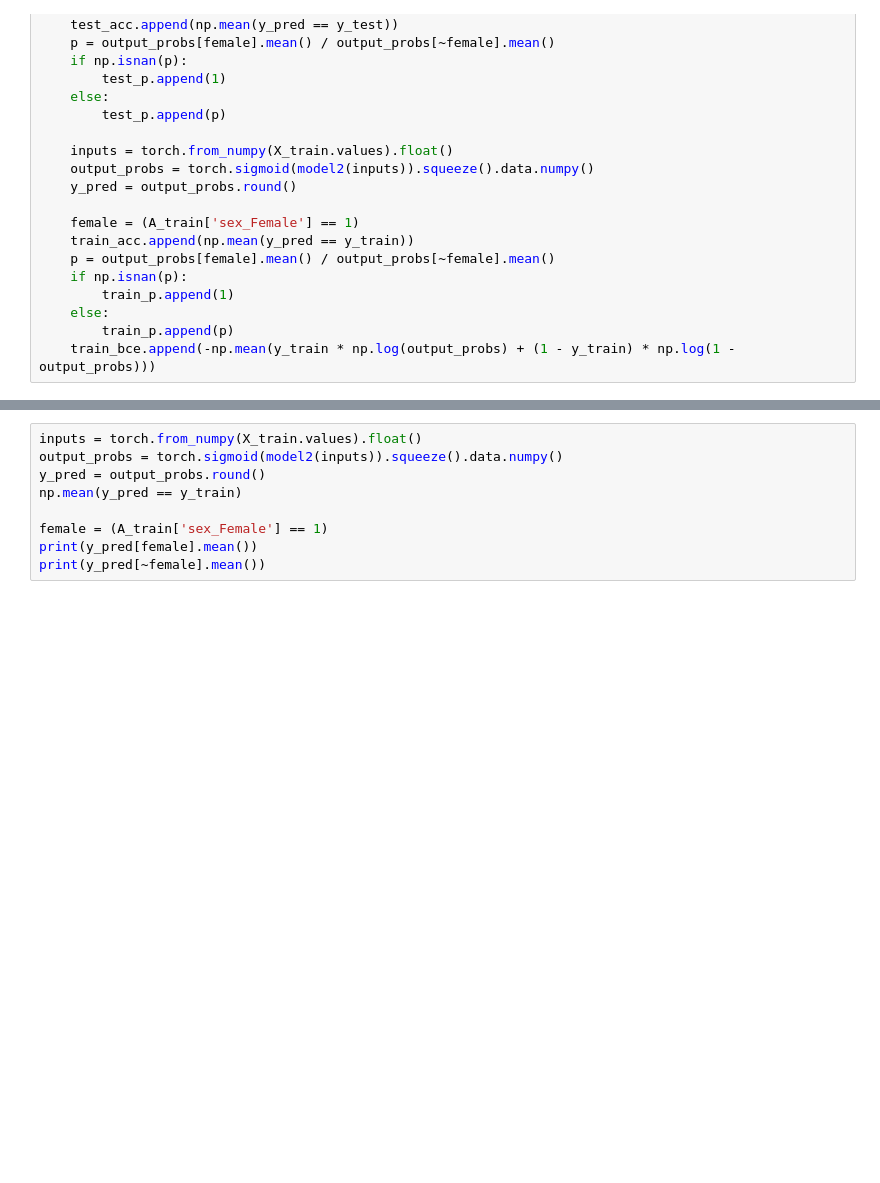
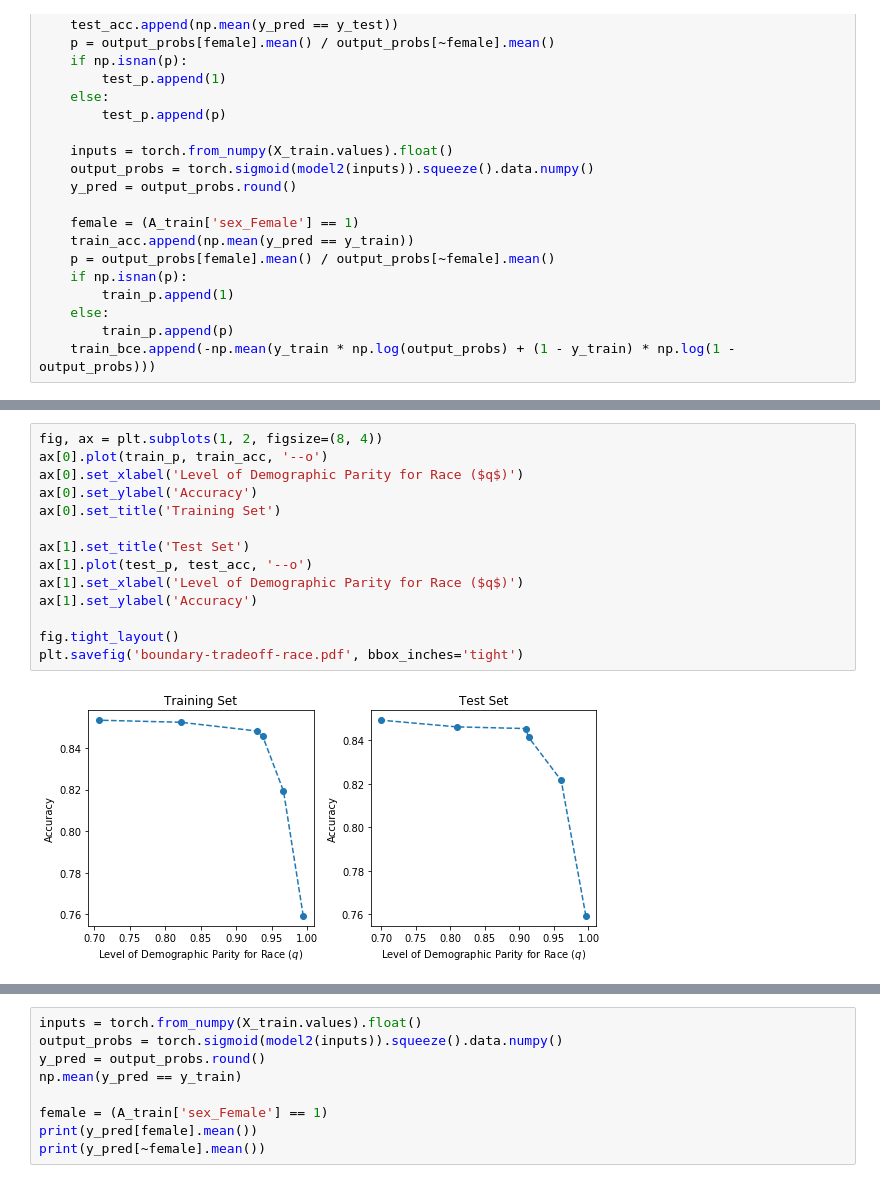
Before and after one commit to al5250/credit-fariness, a Jupyter notebook: notebooks/adult-income.ipynb, the cells around one changed output, grey strips where cells are left out. Drawn from its saved outputs; the diff is of its cells as text; blank space fills up the shorter version.

Commit message:
more latex, boundary results

```diff
--- a/notebooks/adult-income.ipynb
+++ b/notebooks/adult-income.ipynb
@@ -305,2 +390,18 @@ test_acc
+# %%
+fig, ax = plt.subplots(1, 2, figsize=(8, 4))
+ax[0].plot(train_p, train_acc, '--o')
+ax[0].set_xlabel('Level of Demographic Parity for Race ($q$)')
+ax[0].set_ylabel('Accuracy')
+ax[0].set_title('Training Set')
+
+ax[1].set_title('Test Set')
+ax[1].plot(test_p, test_acc, '--o')
+ax[1].set_xlabel('Level of Demographic Parity for Race ($q$)')
+ax[1].set_ylabel('Accuracy')
+
+fig.tight_layout()
+plt.savefig('boundary-tradeoff-race.pdf', bbox_inches='tight')
+# %% [output]
+[figure, added]
 # %%
 inputs = torch.from_numpy(X_test.values).float()
```
Also changed, not shown: parts of 22 cells of this notebook, 12 other files.
